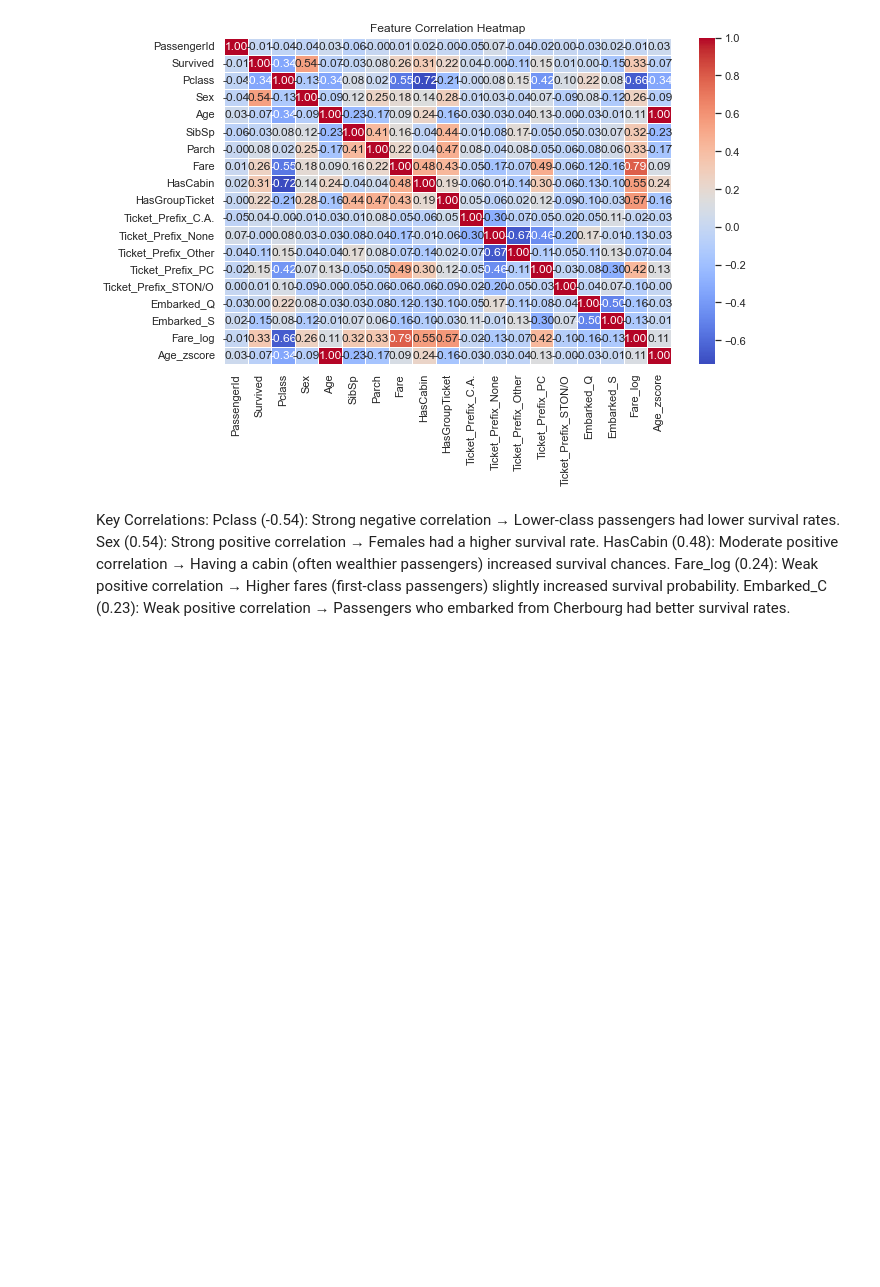
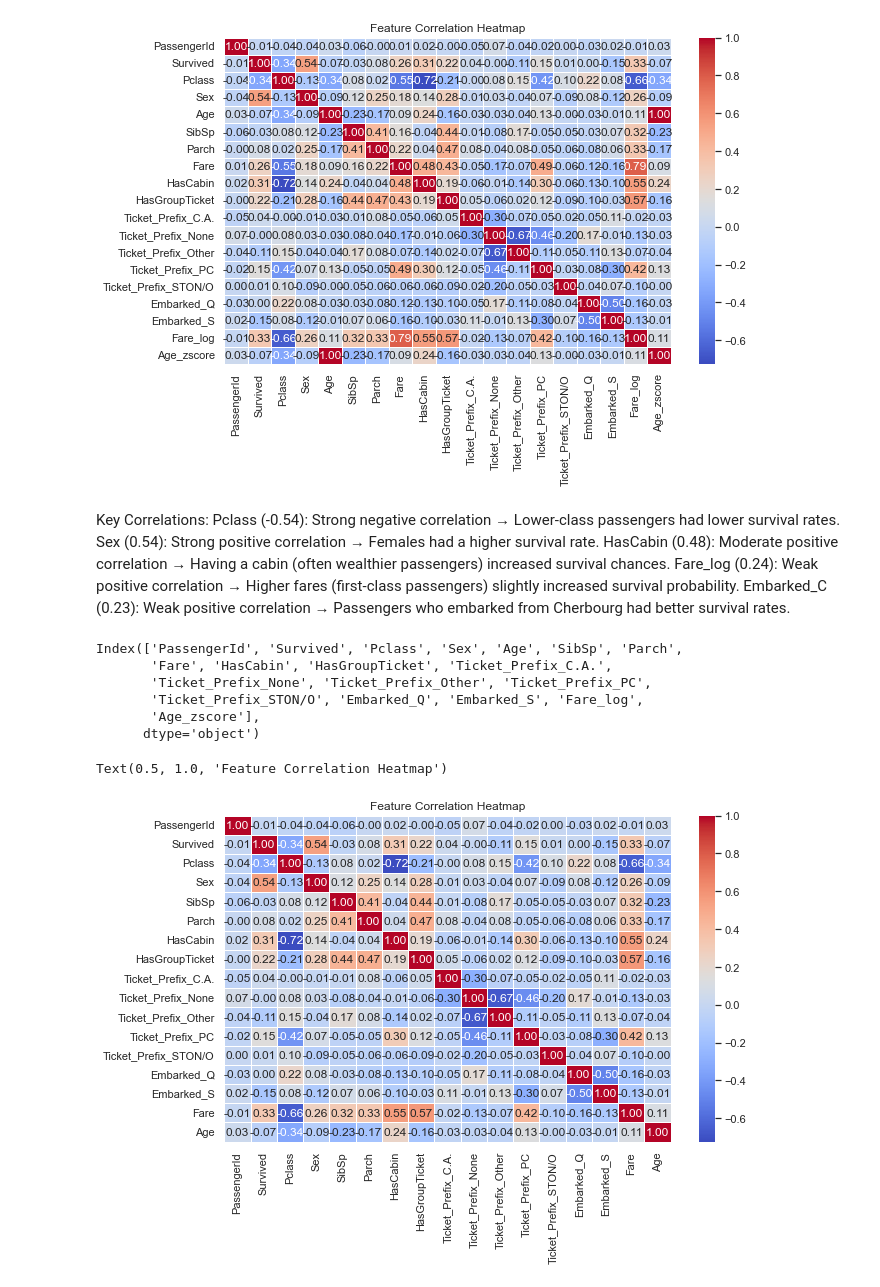
Before and after one commit to Swapnil-Trivedi/E0_270_0__ML_2025, a Jupyter notebook: assignment-01/data/data_exploration.ipynb, the cells around one changed output. Saved outputs shown, nothing was run; the diff lists cells and outputs as text; code cells hidden in the pictures; blank space fills up the shorter version.

```diff
--- a/assignment-01/data/data_exploration.ipynb
+++ b/assignment-01/data/data_exploration.ipynb
@@ -691,6 +692,27 @@ Sex (0.54): Strong positive correlation → Females had a higher survival rate.
 HasCabin (0.48): Moderate positive correlation → Having a cabin (often wealthier passengers) increased survival chances.
 Fare_log (0.24): Weak positive correlation → Higher fares (first-class passengers) slightly increased survival probability.
 Embarked_C (0.23): Weak positive correlation → Passengers who embarked from Cherbourg had better survival rates.
+# %%
+data.columns
+# %% [output]
+Index(['PassengerId', 'Survived', 'Pclass', 'Sex', 'Age', 'SibSp', 'Parch',
+       'Fare', 'HasCabin', 'HasGroupTicket', 'Ticket_Prefix_C.A.',
+       'Ticket_Prefix_None', 'Ticket_Prefix_Other', 'Ticket_Prefix_PC',
+       'Ticket_Prefix_STON/O', 'Embarked_Q', 'Embarked_S', 'Fare_log',
+       'Age_zscore'],
+      dtype='object')
+# %%
+#drop old age, old fare columns, rename the age_Zscore to age and fare_log to fare
+data.drop(["Age", "Fare"], axis=1, inplace=True)
+data.rename(columns={"Age_zscore": "Age", "Fare_log": "Fare"}, inplace=True)
 # %%
 #save the data so far
 data.to_csv("cleaned_data_with_outlier_reduction.csv", index=False)
+# %%
+#heatmap
+plt.figure(figsize=(10, 6))
+sns.heatmap(data.corr(), annot=True, cmap="coolwarm", fmt=".2f", linewidths=0.5)
+plt.title("Feature Correlation Heatmap")
+# %% [output]
+Text(0.5, 1.0, 'Feature Correlation Heatmap')
+[figure, added]
```
Also changed, not shown: parts of 3 cells of this notebook, 1 other file.
